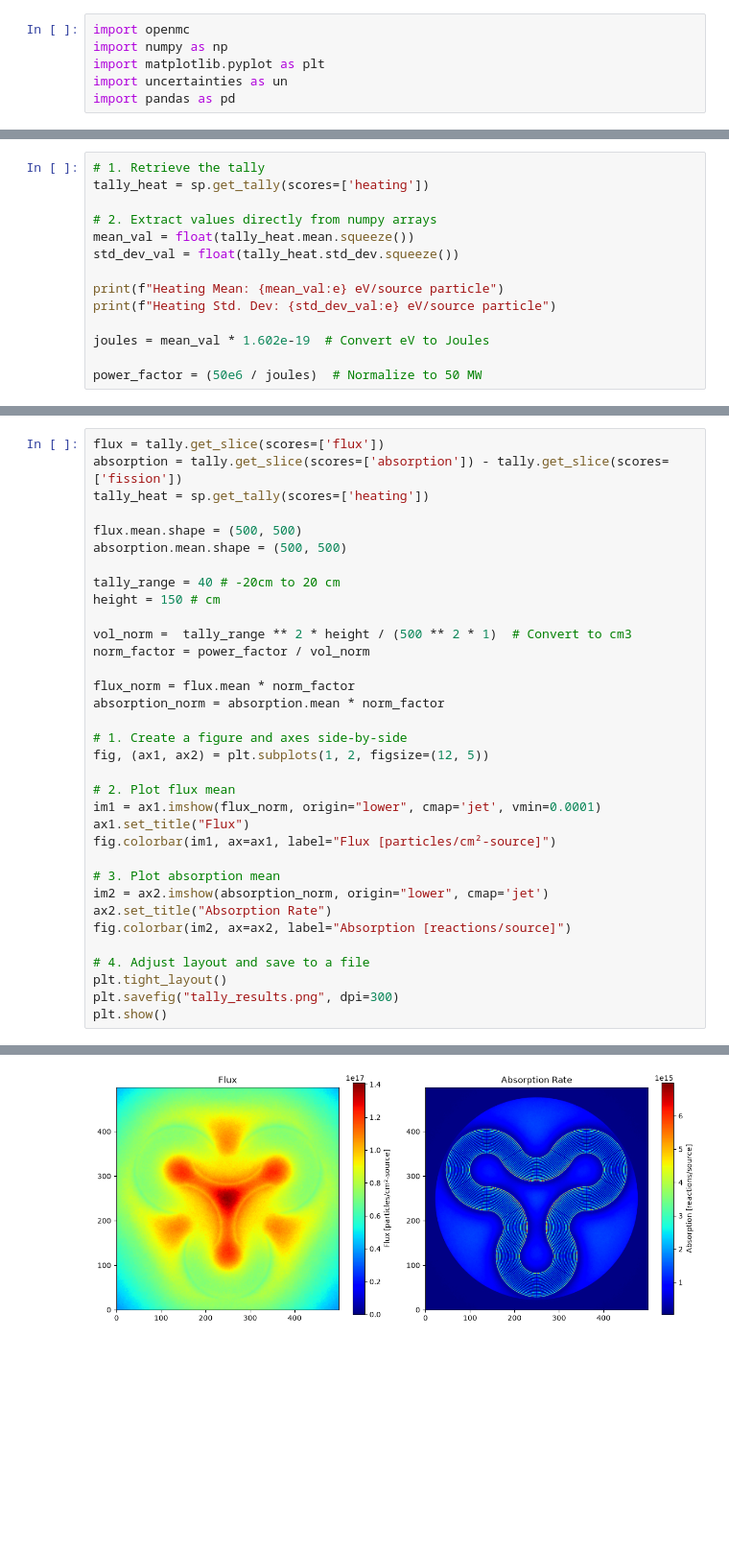
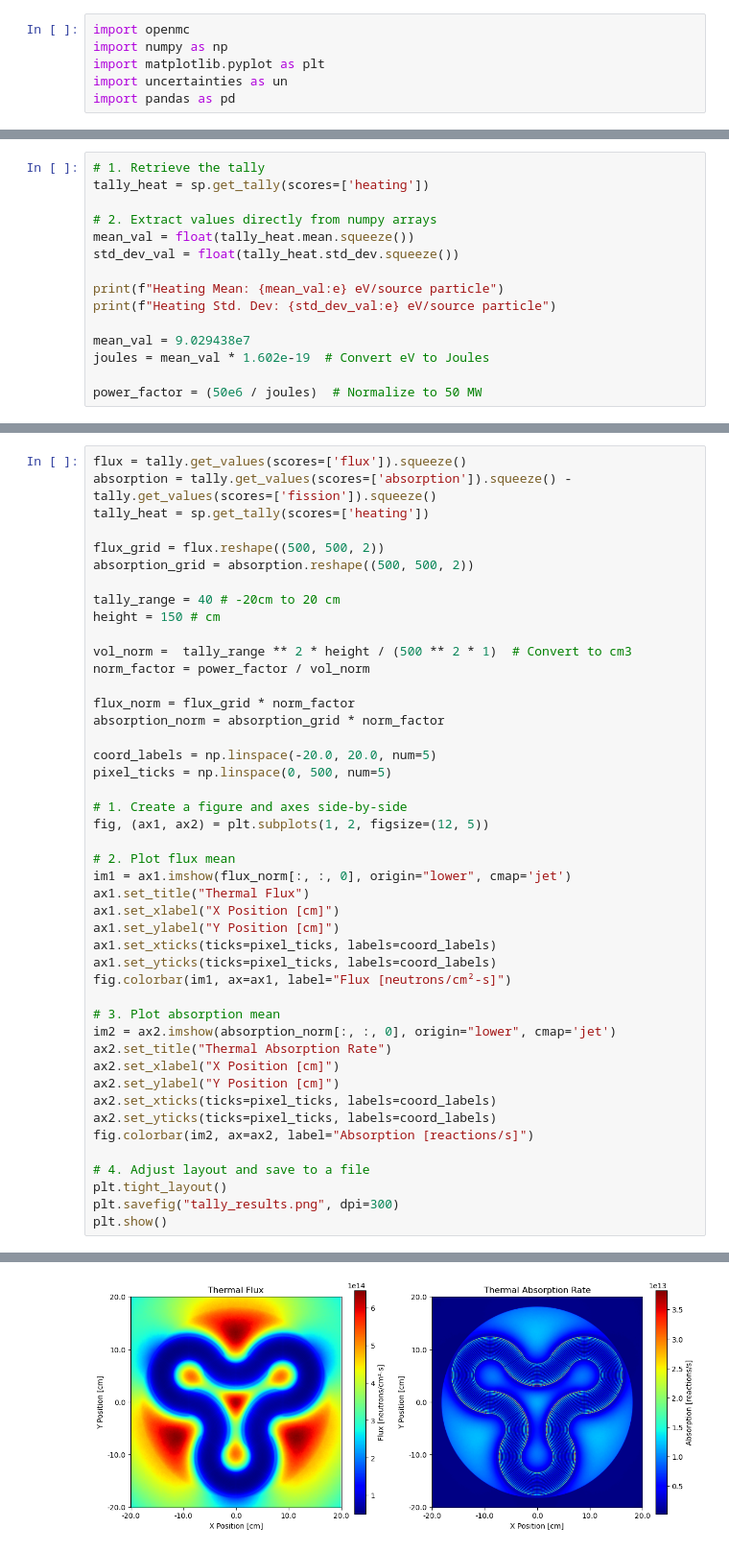
Before and after one commit to BigTMoney985/Senior_Design_Core, a Jupyter notebook: tallies/tallys.ipynb, the cells around one changed output, grey strips where cells are left out. Shown at 96% size. Drawn from its saved outputs; the diff is of its cells as text; blank space fills up the shorter version.

Commit message:
got thermal flux working, hooray

```diff
--- a/tallies/tallys.ipynb
+++ b/tallies/tallys.ipynb
@@ -46,6 +44,7 @@ std_dev_val = float(tally_heat.std_dev.squeeze())
 print(f"Heating Mean: {mean_val:e} eV/source particle")
 print(f"Heating Std. Dev: {std_dev_val:e} eV/source particle")
 
+mean_val = 9.029438e7
 joules = mean_val * 1.602e-19  # Convert eV to Joules
 
 power_factor = (50e6 / joules)  # Normalize to 50 MW
@@ -55,10 +78,10 @@ Heating Std. Dev: 5.633111e+04 eV/source particle
 # %%
-flux = tally.get_slice(scores=['flux'])
-absorption = tally.get_slice(scores=['absorption']) - tally.get_slice(scores=['fission'])
+flux = tally.get_values(scores=['flux']).squeeze()
+absorption = tally.get_values(scores=['absorption']).squeeze() - tally.get_values(scores=['fission']).squeeze()
 tally_heat = sp.get_tally(scores=['heating'])
 
-flux.mean.shape = (500, 500)
-absorption.mean.shape = (500, 500)
+flux_grid = flux.reshape((500, 500, 2))
+absorption_grid = absorption.reshape((500, 500, 2))
 
 tally_range = 40 # -20cm to 20 cm
 height = 150 # cm
@@ -66,21 +89,32 @@ height = 150 # cm
 vol_norm =  tally_range ** 2 * height / (500 ** 2 * 1)  # Convert to cm3
 norm_factor = power_factor / vol_norm
 
-flux_norm = flux.mean * norm_factor
-absorption_norm = absorption.mean * norm_factor
+flux_norm = flux_grid * norm_factor
+absorption_norm = absorption_grid * norm_factor
+
+coord_labels = np.linspace(-20.0, 20.0, num=5)
+pixel_ticks = np.linspace(0, 500, num=5)
 
 # 1. Create a figure and axes side-by-side
 fig, (ax1, ax2) = plt.subplots(1, 2, figsize=(12, 5))
 
 # 2. Plot flux mean
-im1 = ax1.imshow(flux_norm, origin="lower", cmap='jet', vmin=0.0001)
-ax1.set_title("Flux")
-fig.colorbar(im1, ax=ax1, label="Flux [particles/cm²-source]")
+im1 = ax1.imshow(flux_norm[:, :, 0], origin="lower", cmap='jet')
+ax1.set_title("Thermal Flux")
+ax1.set_xlabel("X Position [cm]")
+ax1.set_ylabel("Y Position [cm]")
+ax1.set_xticks(ticks=pixel_ticks, labels=coord_labels)
+ax1.set_yticks(ticks=pixel_ticks, labels=coord_labels)
+fig.colorbar(im1, ax=ax1, label="Flux [neutrons/cm²-s]")
 
 # 3. Plot absorption mean
-im2 = ax2.imshow(absorption_norm, origin="lower", cmap='jet')
-ax2.set_title("Absorption Rate")
-fig.colorbar(im2, ax=ax2, label="Absorption [reactions/source]")
+im2 = ax2.imshow(absorption_norm[:, :, 0], origin="lower", cmap='jet')
+ax2.set_title("Thermal Absorption Rate")
+ax2.set_xlabel("X Position [cm]")
+ax2.set_ylabel("Y Position [cm]")
+ax2.set_xticks(ticks=pixel_ticks, labels=coord_labels)
+ax2.set_yticks(ticks=pixel_ticks, labels=coord_labels)
+fig.colorbar(im2, ax=ax2, label="Absorption [reactions/s]")
 
 # 4. Adjust layout and save to a file
 plt.tight_layout()
@@ -94 +124 @@ As an alternative, you can create a new view using np.reshape (with copy=False i
-[figure, old version]
+[figure, new version]
```
Also changed, not shown: parts of 5 cells of this notebook, 2 other files.
